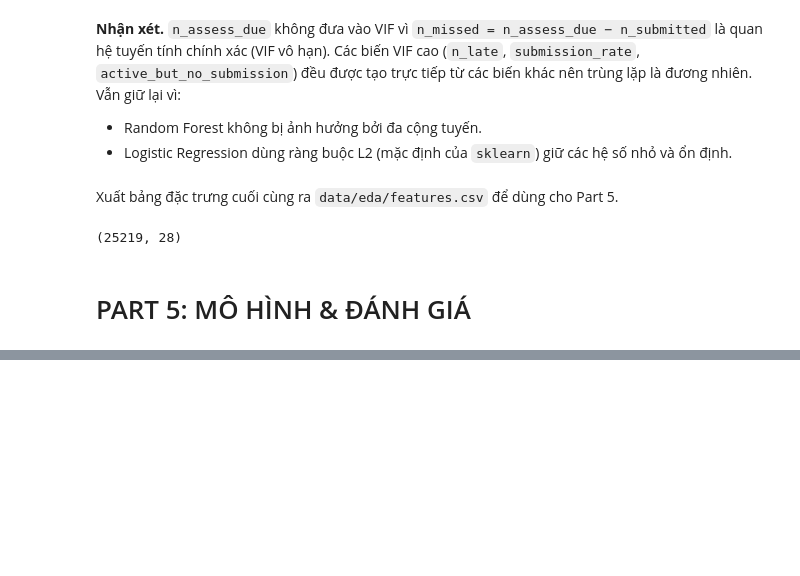
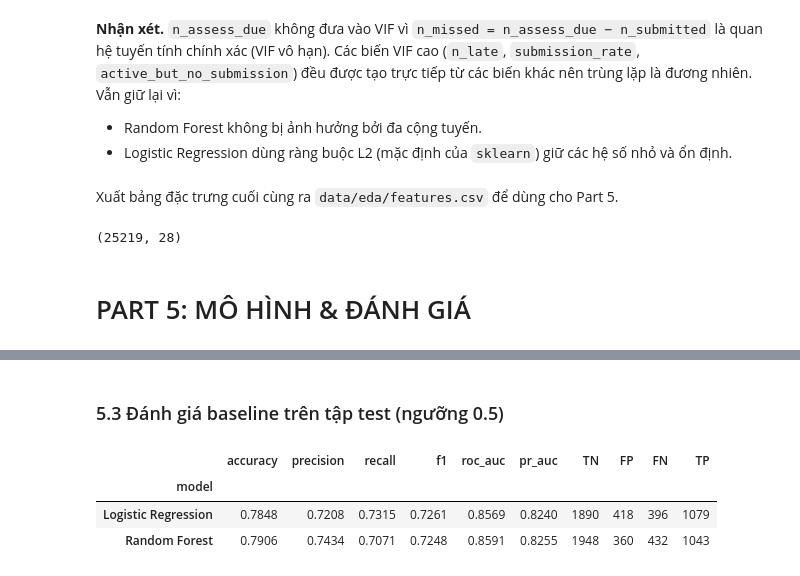
Before and after one commit to NguyenAnh1421/Early-Warning-At-Risk-Students-OULAD, a Jupyter notebook: G6_FINAL.ipynb, the cells around one changed output, grey strips where cells are left out. Drawn from its saved outputs; the diff is of its cells as text; code cells hidden in the pictures; blank space fills up the shorter version.

```diff
--- a/G6_FINAL.ipynb
+++ b/G6_FINAL.ipynb
@@ -845,0 +761,51 @@ pd.DataFrame([{'threshold': t,
+# %%
+from sklearn.compose import ColumnTransformer
+from sklearn.pipeline import make_pipeline
+from sklearn.preprocessing import StandardScaler, OneHotEncoder
+from sklearn.linear_model import LogisticRegression
+from sklearn.ensemble import RandomForestClassifier
+
+prep = ColumnTransformer([
+    ('num', StandardScaler(), FEATURES_NUM),
+    ('cat', OneHotEncoder(drop='first', handle_unknown='ignore'), FEATURES_CAT),
+])
+
+def make_lr(**params):
+    return make_pipeline(prep, LogisticRegression(class_weight='balanced', max_iter=2000,
+                                                  random_state=RNG, **params))
+
+def make_rf(**params):
+    return make_pipeline(prep, RandomForestClassifier(class_weight='balanced', n_jobs=-1,
+                                                      random_state=RNG, **params))
+
+baseline = {'Logistic Regression': make_lr(), 'Random Forest': make_rf()}
+for m in baseline.values():
+    m.fit(X_train, y_train)
+# %% [markdown]
+### 5.3 Đánh giá baseline trên tập test (ngưỡng 0.5)
+# %%
+from sklearn.metrics import (accuracy_score, precision_score, recall_score, f1_score,
+                             roc_auc_score, average_precision_score, confusion_matrix,
+                             ConfusionMatrixDisplay, RocCurveDisplay, PrecisionRecallDisplay)
+
+def evaluate(models, X, y):
+    rows = []
+    for name, m in models.items():
+        yp, ypp = m.predict(X), m.predict_proba(X)[:, 1]
+        tn, fp, fn, tp = confusion_matrix(y, yp).ravel()
+        rows.append({'model': name,
+                     'accuracy': accuracy_score(y, yp),
+                     'precision': precision_score(y, yp),
+                     'recall': recall_score(y, yp),
+                     'f1': f1_score(y, yp),
+                     'roc_auc': roc_auc_score(y, ypp),
+                     'pr_auc': average_precision_score(y, ypp),
+                     'TN': tn, 'FP': fp, 'FN': fn, 'TP': tp})
+    return pd.DataFrame(rows).set_index('model').round(4)
+
+evaluate(baseline, X_test, y_test)
+# %% [output]
+|  | accuracy | precision | recall | f1 | roc_auc | pr_auc | TN | FP | FN | TP |
+| model |  |  |  |  |  |  |  |  |  |  |
+| Logistic Regression | 0.7848 | 0.7208 | 0.7315 | 0.7261 | 0.8569 | 0.8240 | 1890 | 418 | 396 | 1079 |
+| Random Forest | 0.7906 | 0.7434 | 0.7071 | 0.7248 | 0.8591 | 0.8255 | 1948 | 360 | 432 | 1043 |
```
Also changed, not shown: parts of 24 cells of this notebook, 3 other files.
